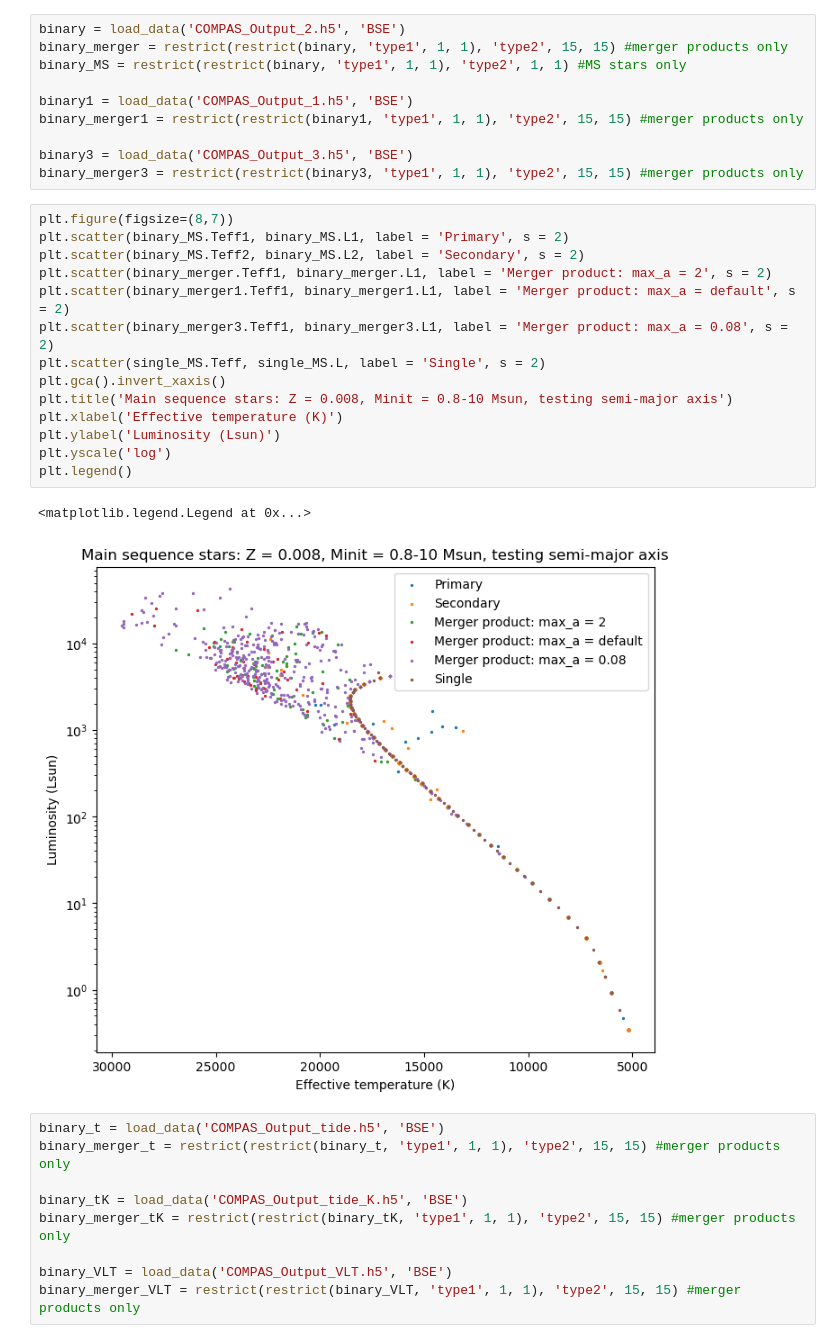
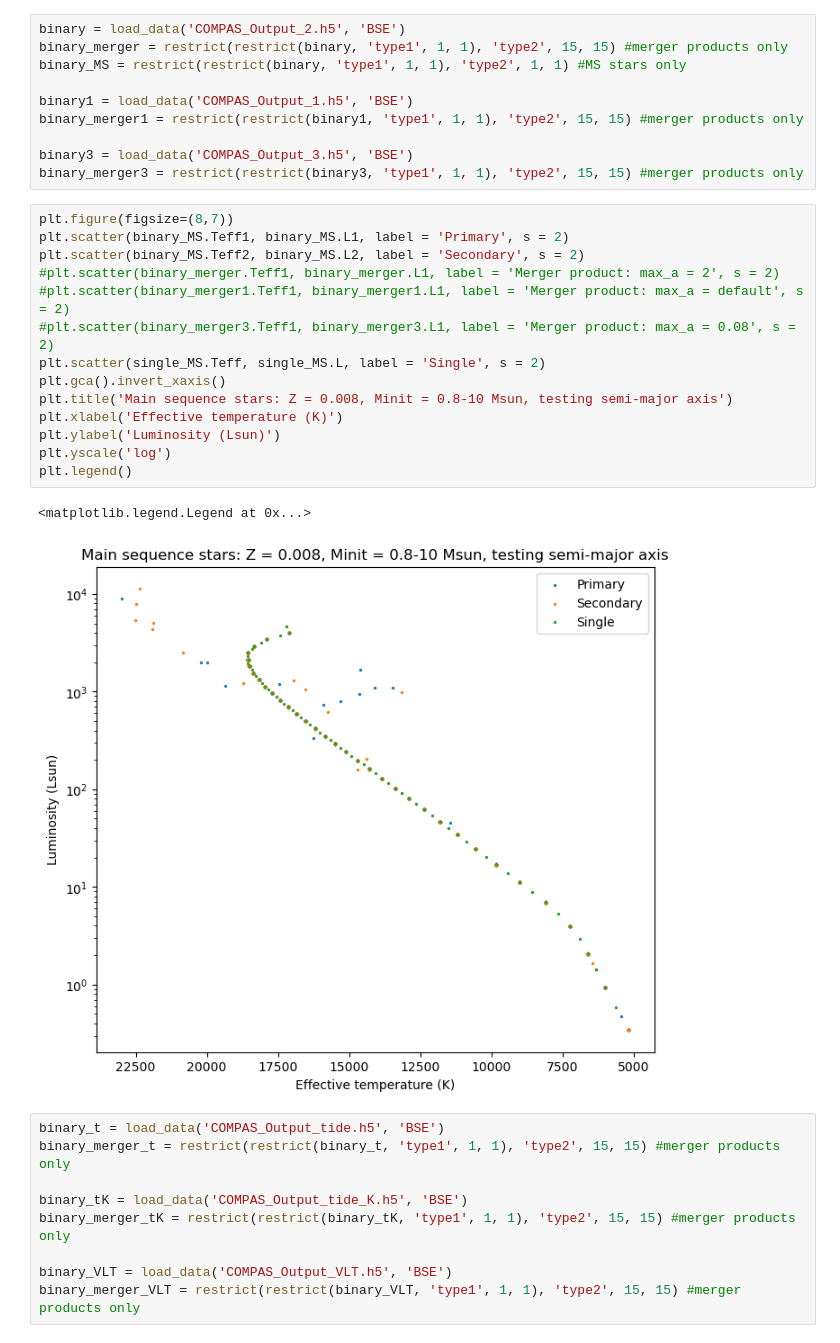
Before and after one commit to mkim0029/COMPAS, a Jupyter notebook: src/Corrected_plotting/read.ipynb, the cells around one changed output. Drawn from its saved outputs; the diff is of its cells as text.

```diff
--- a/src/Corrected_plotting/read.ipynb
+++ b/src/Corrected_plotting/read.ipynb
@@ -45,20 +45,20 @@ binary_merger3 = restrict(restrict(binary3, 'type1', 1, 1), 'type2', 15, 15) #me
 # %%
 plt.figure(figsize=(8,7))
 plt.scatter(binary_MS.Teff1, binary_MS.L1, label = 'Primary', s = 2)
 plt.scatter(binary_MS.Teff2, binary_MS.L2, label = 'Secondary', s = 2)
-plt.scatter(binary_merger.Teff1, binary_merger.L1, label = 'Merger product: max_a = 2', s = 2)
-plt.scatter(binary_merger1.Teff1, binary_merger1.L1, label = 'Merger product: max_a = default', s = 2)
-plt.scatter(binary_merger3.Teff1, binary_merger3.L1, label = 'Merger product: max_a = 0.08', s = 2)
+#plt.scatter(binary_merger.Teff1, binary_merger.L1, label = 'Merger product: max_a = 2', s = 2)
+#plt.scatter(binary_merger1.Teff1, binary_merger1.L1, label = 'Merger product: max_a = default', s = 2)
+#plt.scatter(binary_merger3.Teff1, binary_merger3.L1, label = 'Merger product: max_a = 0.08', s = 2)
 plt.scatter(single_MS.Teff, single_MS.L, label = 'Single', s = 2)
 plt.gca().invert_xaxis()
 plt.title('Main sequence stars: Z = 0.008, Minit = 0.8-10 Msun, testing semi-major axis')
 plt.xlabel('Effective temperature (K)')
 plt.ylabel('Luminosity (Lsun)')
 plt.yscale('log')
 plt.legend()
 # %% [output]
 <matplotlib.legend.Legend at 0x...>
-[figure, old version]
+[figure, new version]
 # %%
 binary_t = load_data('COMPAS_Output_tide.h5', 'BSE')
 binary_merger_t = restrict(restrict(binary_t, 'type1', 1, 1), 'type2', 15, 15) #merger products only
```
Also changed, not shown: parts of 6 cells of this notebook.
